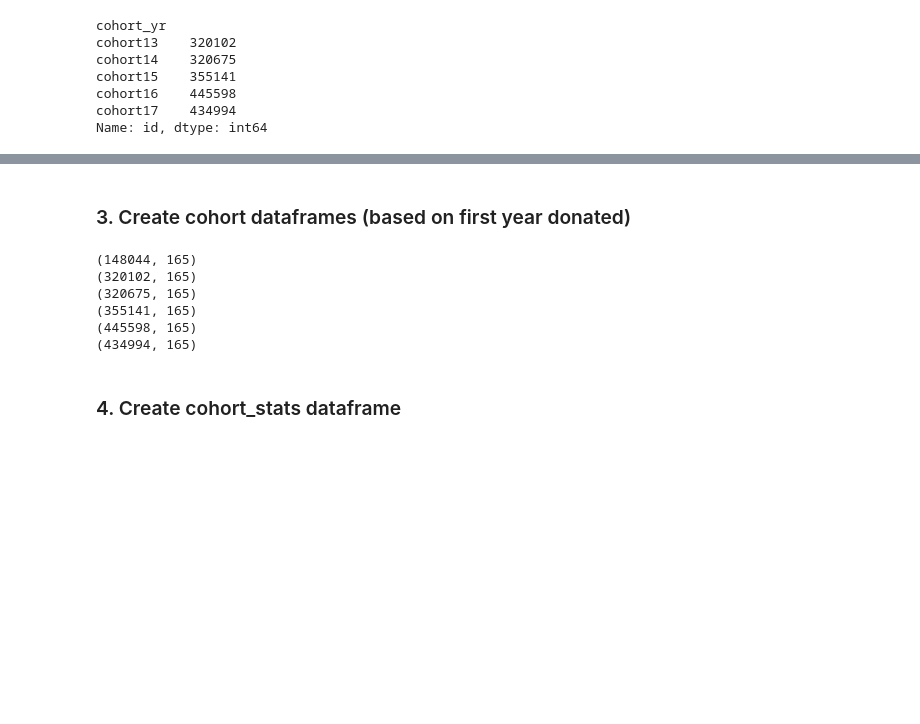
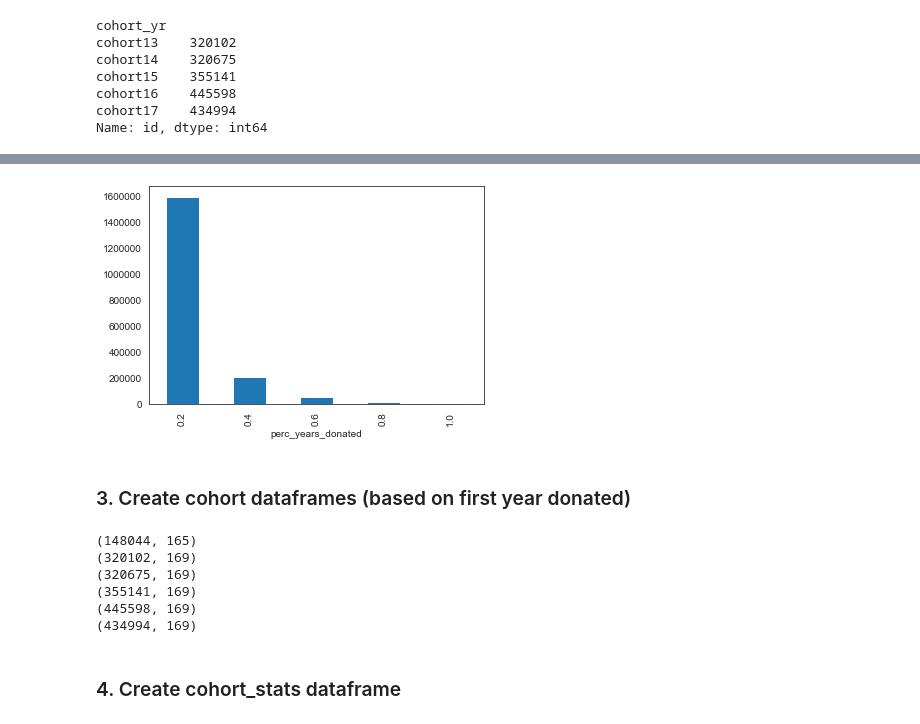
Before and after one commit to erinmarieanderson/donations, a Jupyter notebook: notebooks/donation_export_create_dataframes.ipynb, the cells around one changed output, grey strips where cells are left out. Saved outputs shown, nothing was run; the diff lists cells and outputs as text; code cells hidden in the pictures; blank space fills up the shorter version.

```diff
--- a/notebooks/donation_export_create_dataframes.ipynb
+++ b/notebooks/donation_export_create_dataframes.ipynb
@@ -636,3 +657,18 @@ cohort15    355141
 cohort16    445598
 cohort17    434994
 Name: id, dtype: int64
+# %%
+y1=donations_13to17.amount_yr1 > 0
+y2=donations_13to17.amount_yr2 > 0
+y3=donations_13to17.amount_yr3 > 0
+y4=donations_13to17.amount_yr4 > 0
+y5=donations_13to17.amount_yr5 > 0
+
+years_donated_df= pd.concat([y1,y2,y3,y4,y5], axis=1)
+
+donations_13to17.loc[:,'years_donated']=years_donated_df.sum(axis=1)
+donations_13to17.loc[:,'perc_years_donated']=years_donated_df.sum(axis=1)/years_donated_df.count(axis=1)
+# %%
+#donor_profile1: one-time vs repeat
+donations_13to17.loc[(donations_13to17['years_donated'] == 1), 'donor_profile'] = 'one_time'
+donations_13to17.loc[(donations_13to17['years_donated'] > 1), 'donor_profile'] = 'repeat'
@@ -638,0 +927,2 @@ Name: id, dtype: int64
+# %%
+donations_13to17.loc[(donations_13to17['amount_2016'] > 0) & (donations_13to17['amount_2017'] > 0), 'consec_yrs'] = 'consec_prevYR'
@@ -639,3 +939,7 @@ Name: id, dtype: int64
+# %%
+donations_13to17.groupby('perc_years_donated').count()['id'].plot(kind='bar');
+# %% [output]
+[figure, added]
 # %%
 donations_13to17.to_pickle('donations_13to17.pkl')
 # %% [markdown]
@@ -657,11 +961,11 @@ print(cohort16.shape)
 print(cohort17.shape)
 # %% [output]
 (148044, 165)
-(320102, 165)
-(320675, 165)
-(355141, 165)
-(445598, 165)
-(434994, 165)
+(320102, 169)
+(320675, 169)
+(355141, 169)
+(445598, 169)
+(434994, 169)
 # %%
 cohort13.to_pickle('cohort13.pkl')
 cohort14.to_pickle('cohort14.pkl')
```
Also changed, not shown: parts of 16 cells of this notebook, 3 other files.
